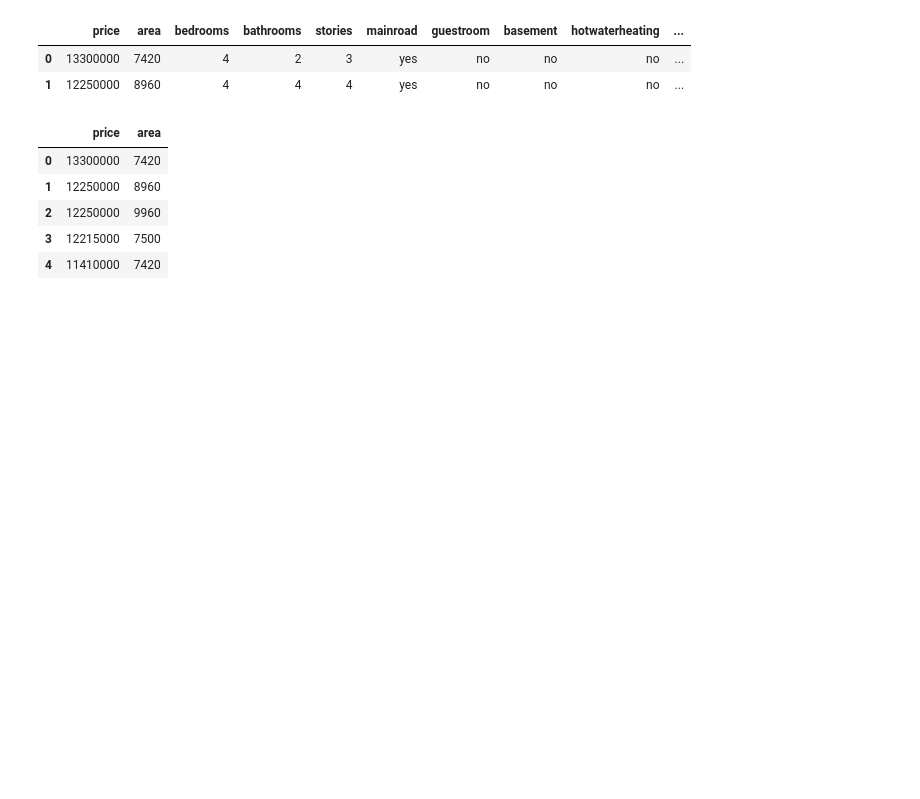
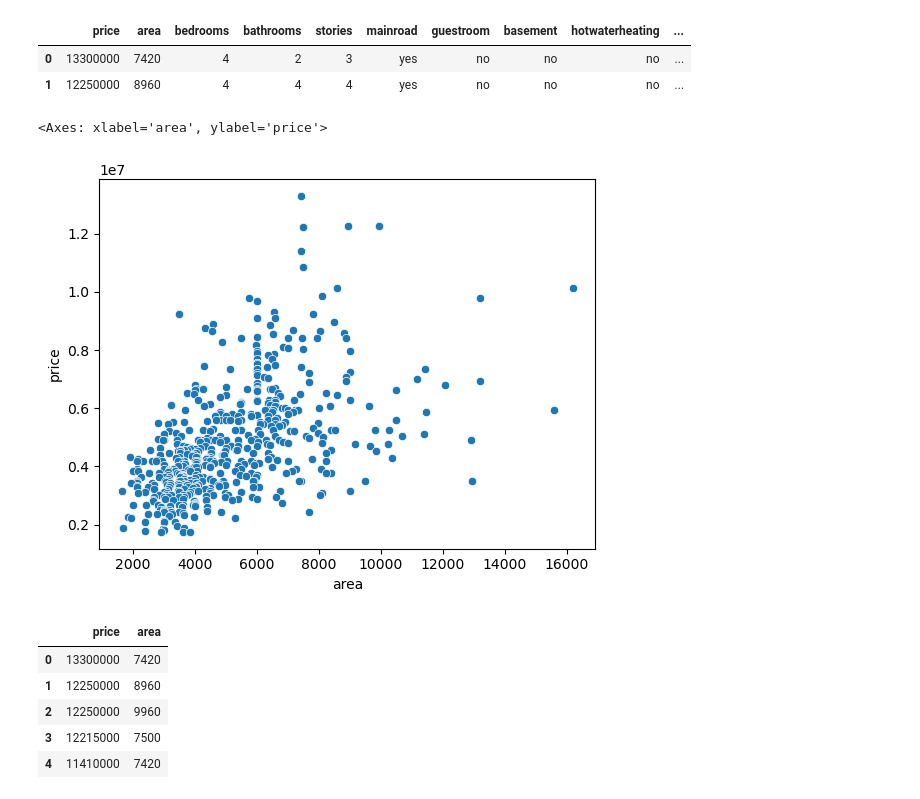
Before and after one commit to hsnaidu/DS_L, a Jupyter notebook: LR/linear_reg.ipynb, the cells around one changed output. Drawn from its saved outputs; the diff is of its cells as text; code cells hidden in the pictures; blank space fills up the shorter version.

```diff
--- a/LR/linear_reg.ipynb
+++ b/LR/linear_reg.ipynb
@@ -17,6 +18,11 @@ df.head(2)
 | 1 | 12250000 | 8960 | 4 | 4 | 4 | yes | no | no | no | ... |
 # %%
 df = df.iloc[:,0:2]
+# %%
+sns.scatterplot(data = df, x = df.area, y =df.price)
+# %% [output]
+<Axes: xlabel='area', ylabel='price'>
+[figure, added]
 # %%
 df.head()
 # %% [output]
```
Also changed, not shown: parts of 2 cells of this notebook, 2 other files.
